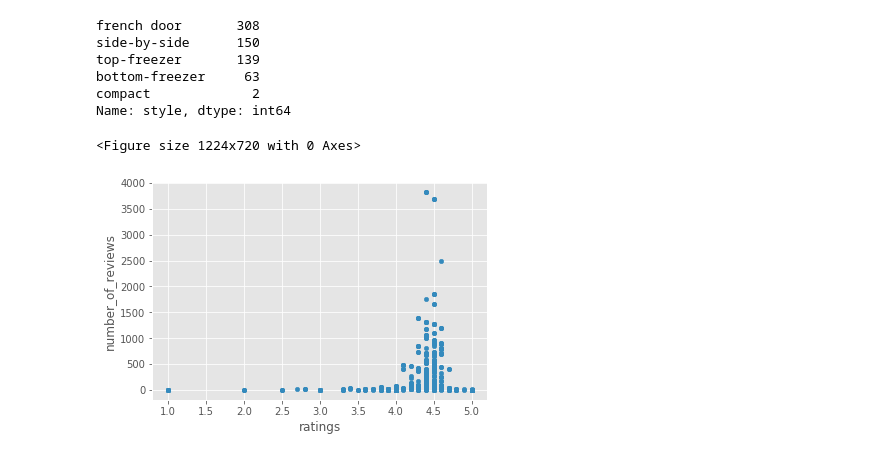
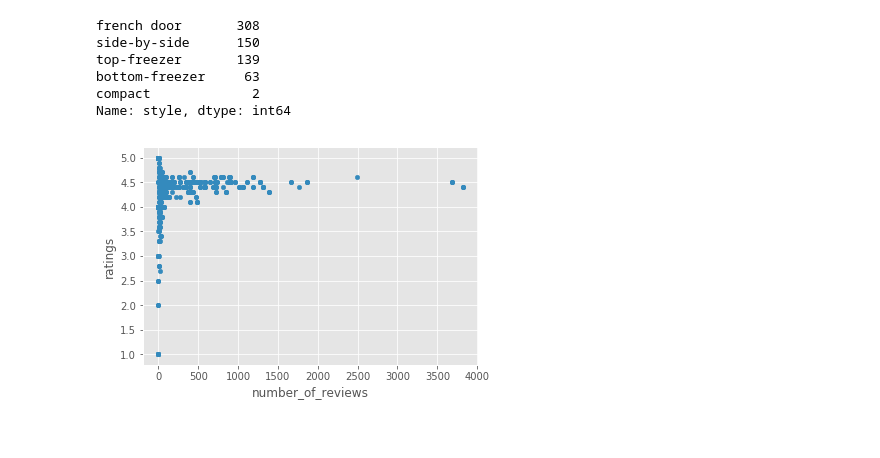
Before and after one commit to lordofmax/web_scraping_project, a Jupyter notebook: BestBuyFridge/Best_buy_refigerator_data_cleaning.ipynb, the cells around one changed output. Cells and saved outputs as stored; diff of their text form; code cells hidden in the pictures.

```diff
--- a/BestBuyFridge/Best_buy_refigerator_data_cleaning.ipynb
+++ b/BestBuyFridge/Best_buy_refigerator_data_cleaning.ipynb
@@ -170,8 +170,6 @@ Name: style, dtype: int64
 # %%
 No_reviews_rating = df[['ratings', 'number_of_reviews']]
 # %%
-plt.figure(figsize=(17,10))
-plt=No_reviews_rating.plot.scatter('ratings', 'number_of_reviews')
+plt=No_reviews_rating.plot.scatter('number_of_reviews','ratings')
 # %% [output]
-<Figure size 1224x720 with 0 Axes>
-[figure, old version]
+[figure, new version]
```
Also changed, not shown: parts of 1 cell of this notebook.
